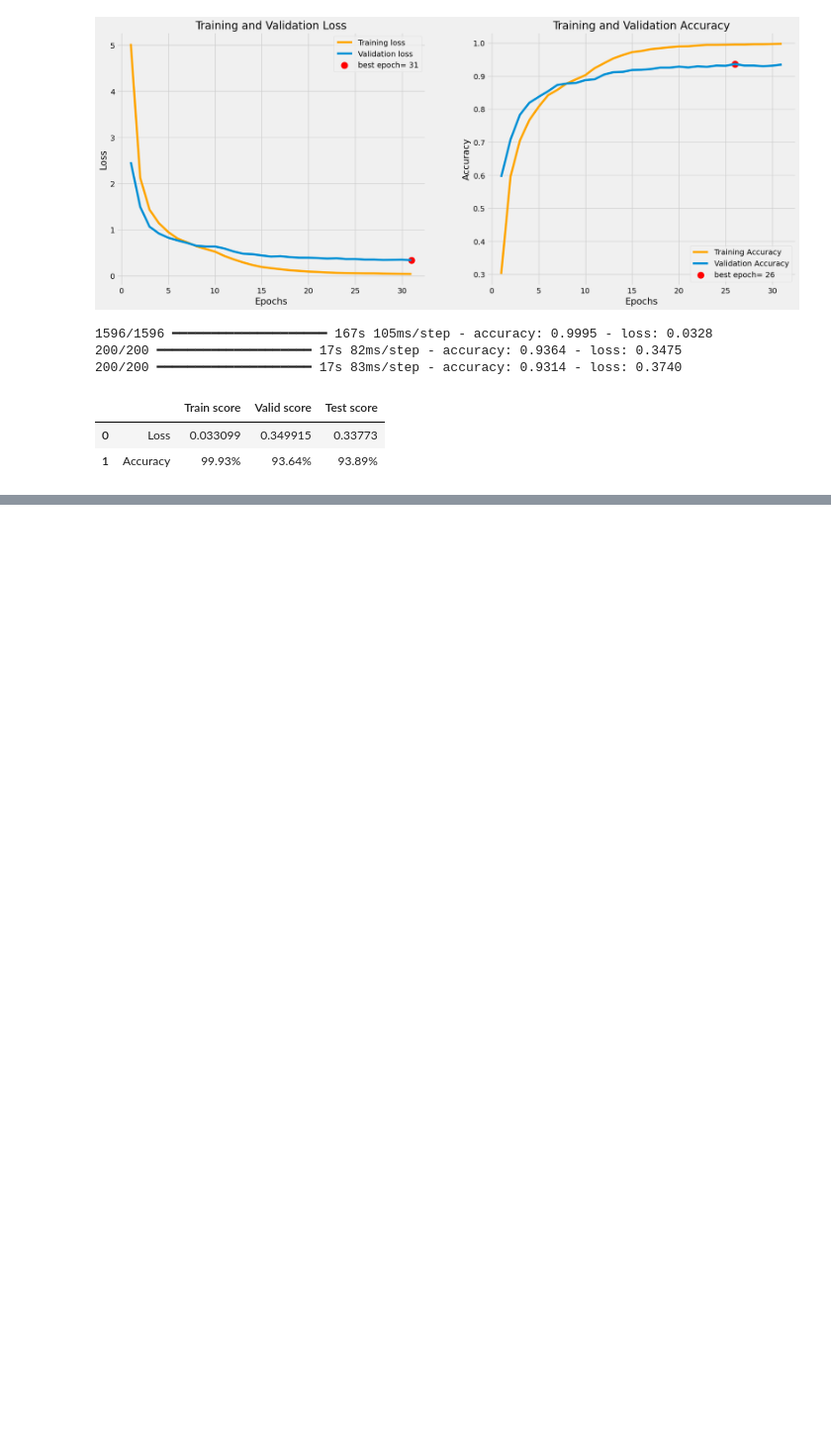
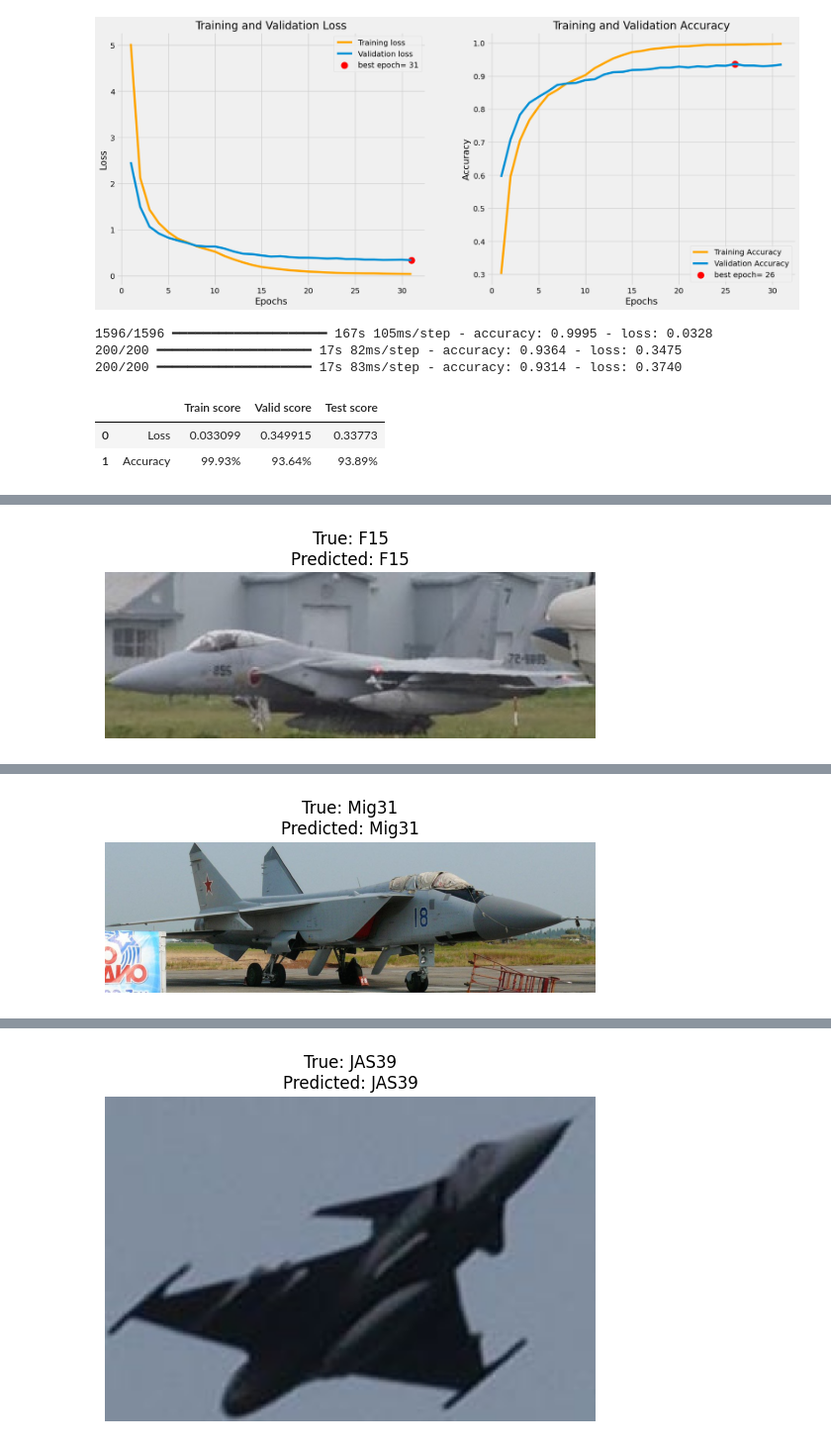
Before and after one commit to XSnelliusX/airplane-classification, a Jupyter notebook: classification/classifier.ipynb, the cells around one changed output, grey strips where cells are left out. Shown at 99% size. Saved outputs shown, nothing was run; the diff lists cells and outputs as text; code cells hidden in the pictures; blank space fills up the shorter version.

```diff
--- a/classification/classifier.ipynb
+++ b/classification/classifier.ipynb
@@ -280,0 +315,23 @@ pd.DataFrame({
+# %%
+# Plot predictions from single picture
+def plot_predictions_from_image_in_dataset(image_path, model):
+    true_label = image_path.split('/')[-2]
+
+    image = tf.keras.preprocessing.image.load_img(image_path, target_size=(224, 224))
+    image = tf.keras.preprocessing.image.img_to_array(image)
+    image = np.expand_dims(image, axis=0)
+
+    predictions = model.predict(image)
+    predicted_label = np.argmax(predictions)
+    # number label to class name
+    class_indices = train_gen.class_indices
+    index_to_class = {v: k for k, v in class_indices.items()}
+    predicted_label = index_to_class[predicted_label]
+    plt.imshow(plt.imread(image_path))
+    plt.title(f'True: {true_label}\nPredicted: {predicted_label}')
+    plt.axis('off')
+    plt.show()
+# %%
+for i in range(5):
+    plot_predictions_from_image_in_dataset(test_df['filepaths'].iloc[i], model)
+# %% [output]
@@ -280,0 +339 @@ pd.DataFrame({
+[figure, added]
@@ -280,0 +341 @@ pd.DataFrame({
+[figure, added]
@@ -280,0 +343 @@ pd.DataFrame({
+[figure, added]
```
Also changed, not shown: parts of 6 cells of this notebook.
